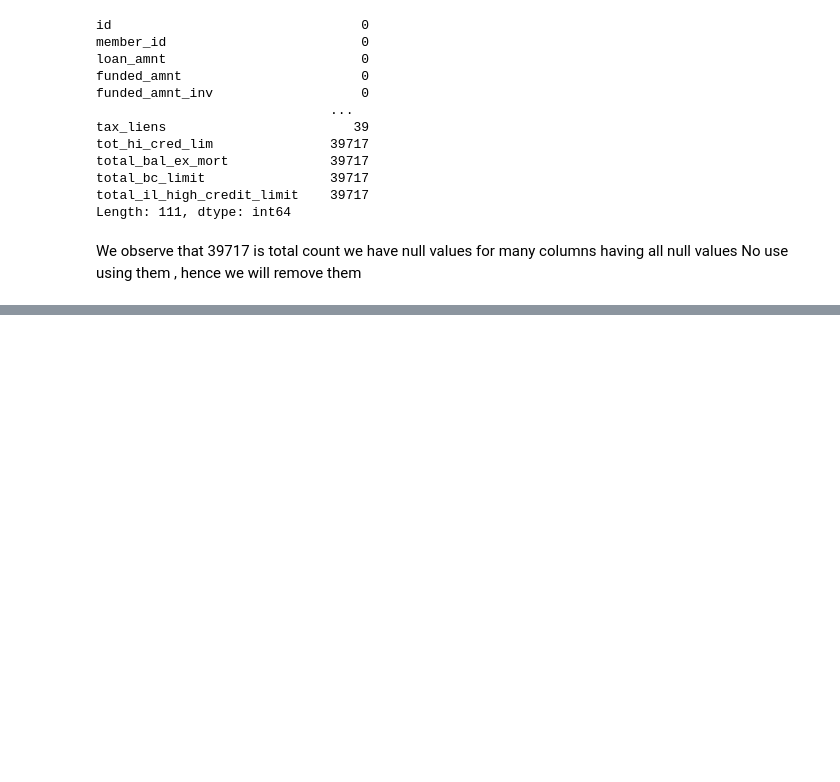
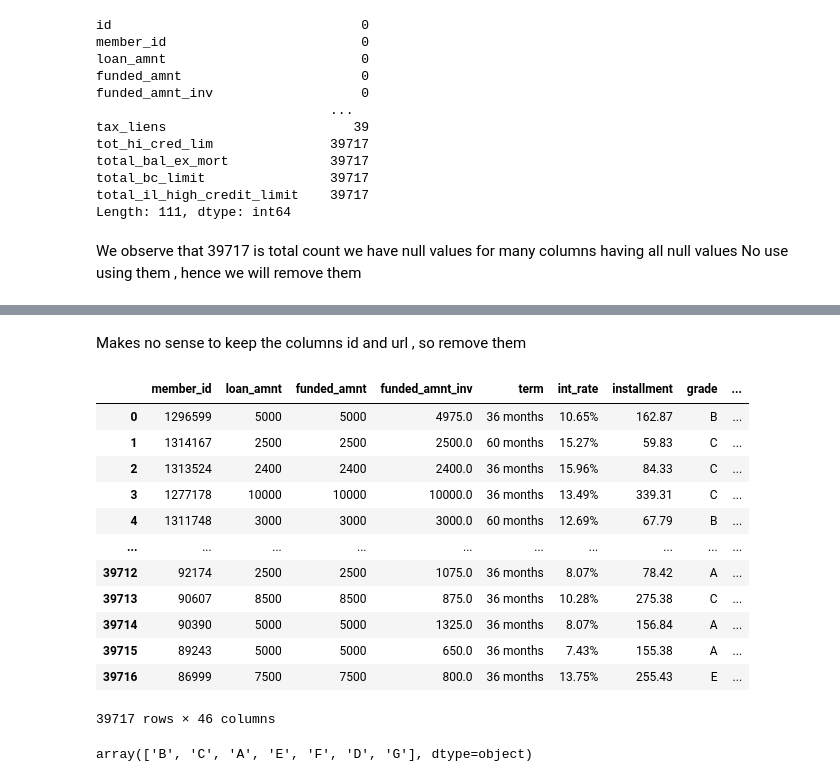
Before and after one commit to krishnendra/LendingClubCaseStudy, a Jupyter notebook: lccs.ipynb, the cells around one changed output, grey strips where cells are left out. Drawn from its saved outputs; the diff is of its cells as text; code cells hidden in the pictures; blank space fills up the shorter version.

```diff
--- a/lccs.ipynb
+++ b/lccs.ipynb
@@ -61,7 +61,19 @@ dataframe_colremoved = dataframe.drop(columns=['tot_hi_cred_lim','total_bal_ex_m
 'avg_cur_bal','acc_open_past_24mths','inq_last_12m','total_bal_il','open_rv_12m','annual_inc_joint',
 'dti_joint','verification_status_joint','tot_coll_amt','tot_cur_bal','open_acc_6m','open_il_6m',
 'open_il_12m','open_il_24m','mths_since_rcnt_il','il_util','open_rv_24m','mths_since_last_major_derog',
-'all_util','inq_last_12m','total_cu_tl','max_bal_bc','total_rev_hi_lim','inq_fi','next_pymnt_d','mths_since_last_record'])
+'all_util','inq_last_12m','total_cu_tl','max_bal_bc','total_rev_hi_lim','inq_fi'])
+
+# These 2 columns have a little less record than all hence we will retain them
+#,'next_pymnt_d','mths_since_last_record'
+
+#'id', 'member_id', 'loan_amnt', 'funded_amnt', 'funded_amnt_inv', 'term', 'int_rate', 'installment', 'grade', 'sub_grade',
+# 'emp_title', 'emp_length', 'home_ownership', 'annual_inc', 'verification_status', 'issue_d', 'loan_status', 'pymnt_plan',
+# 'url', 'desc', 'purpose', 'title', 'zip_code', 'addr_state', 'dti', 'delinq_2yrs', 'earliest_cr_line', 'inq_last_6mths',
+# 'mths_since_last_delinq', 'mths_since_last_record', 'open_acc', 'pub_rec', 'revol_bal', 'revol_util', 'total_acc',
+# 'initial_list_status', 'out_prncp', 'out_prncp_inv', 'total_pymnt', 'total_pymnt_inv', 'total_rec_prncp', 'total_rec_int',
+# 'total_rec_late_fee', 'recoveries', 'collection_recovery_fee', 'last_pymnt_d', 'last_pymnt_amnt',
+#  'next_pymnt_d', 'last_credit_pull_d', 'collections_12_mths_ex_med', 'policy_code', 'application_type',
+# 'acc_now_delinq', 'chargeoff_within_12_mths', 'delinq_amnt', 'pub_rec_bankruptcies', 'tax_liens'
 # %%
 
 dataframe_colremoved.head()
@@ -97 +119,8 @@ zip_code                          0
 dtype: int64
+# %%
+# 11 values have null for Title , we will replace them with NA
+dataframe_colremoved.title.unique()
+
+dataframe_colremoved["title"].fillna("NA", inplace=True)
+
+dataframe_colremoved["emp_title"].fillna("NA", inplace=True)
@@ -97,0 +147,2 @@ dtype: int64
+# %%
+pd.set_option("display.max_columns", 200)
@@ -97,0 +173,8 @@ dtype: int64
+# %%
+#dataframe_colremoved.drop([dataframe_colremoved.nunique(axis=0).sort_values().head(9).index],axis=1)
+#dataframe_colremoved.columns.to_list
+
+dataframe_coluniq = dataframe_colremoved.drop(dataframe_colremoved.nunique(axis=0).sort_values().head(9).index,axis=1)
+
+#confirm columns with Single value removed
+dataframe_coluniq.nunique(axis=0).sort_values().head(57)
@@ -97,0 +220,23 @@ dtype: int64
+# %% [markdown]
+Makes no sense to keep the columns id and url , so remove them
+# %%
+dataframe_coluniq.drop(['id','url'],axis=1,inplace=True)
+dataframe_coluniq
+# %% [output]
+|  | member_id | loan_amnt | funded_amnt | funded_amnt_inv | term | int_rate | installment | grade | ... |
+| 0 | 1296599 | 5000 | 5000 | 4975.0 | 36 months | 10.65% | 162.87 | B | ... |
+| 1 | 1314167 | 2500 | 2500 | 2500.0 | 60 months | 15.27% | 59.83 | C | ... |
+| 2 | 1313524 | 2400 | 2400 | 2400.0 | 36 months | 15.96% | 84.33 | C | ... |
+| 3 | 1277178 | 10000 | 10000 | 10000.0 | 36 months | 13.49% | 339.31 | C | ... |
+| 4 | 1311748 | 3000 | 3000 | 3000.0 | 60 months | 12.69% | 67.79 | B | ... |
+| ... | ... | ... | ... | ... | ... | ... | ... | ... | ... |
+| 39712 | 92174 | 2500 | 2500 | 1075.0 | 36 months | 8.07% | 78.42 | A | ... |
+| 39713 | 90607 | 8500 | 8500 | 875.0 | 36 months | 10.28% | 275.38 | C | ... |
+| 39714 | 90390 | 5000 | 5000 | 1325.0 | 36 months | 8.07% | 156.84 | A | ... |
+| 39715 | 89243 | 5000 | 5000 | 650.0 | 36 months | 7.43% | 155.38 | A | ... |
+| 39716 | 86999 | 7500 | 7500 | 800.0 | 36 months | 13.75% | 255.43 | E | ... |
+39717 rows × 46 columns
+# %%
+dataframe_coluniq.grade.unique()
+# %% [output]
+array(['B', 'C', 'A', 'E', 'F', 'D', 'G'], dtype=object)
```
Also changed, not shown: parts of 15 cells of this notebook.
